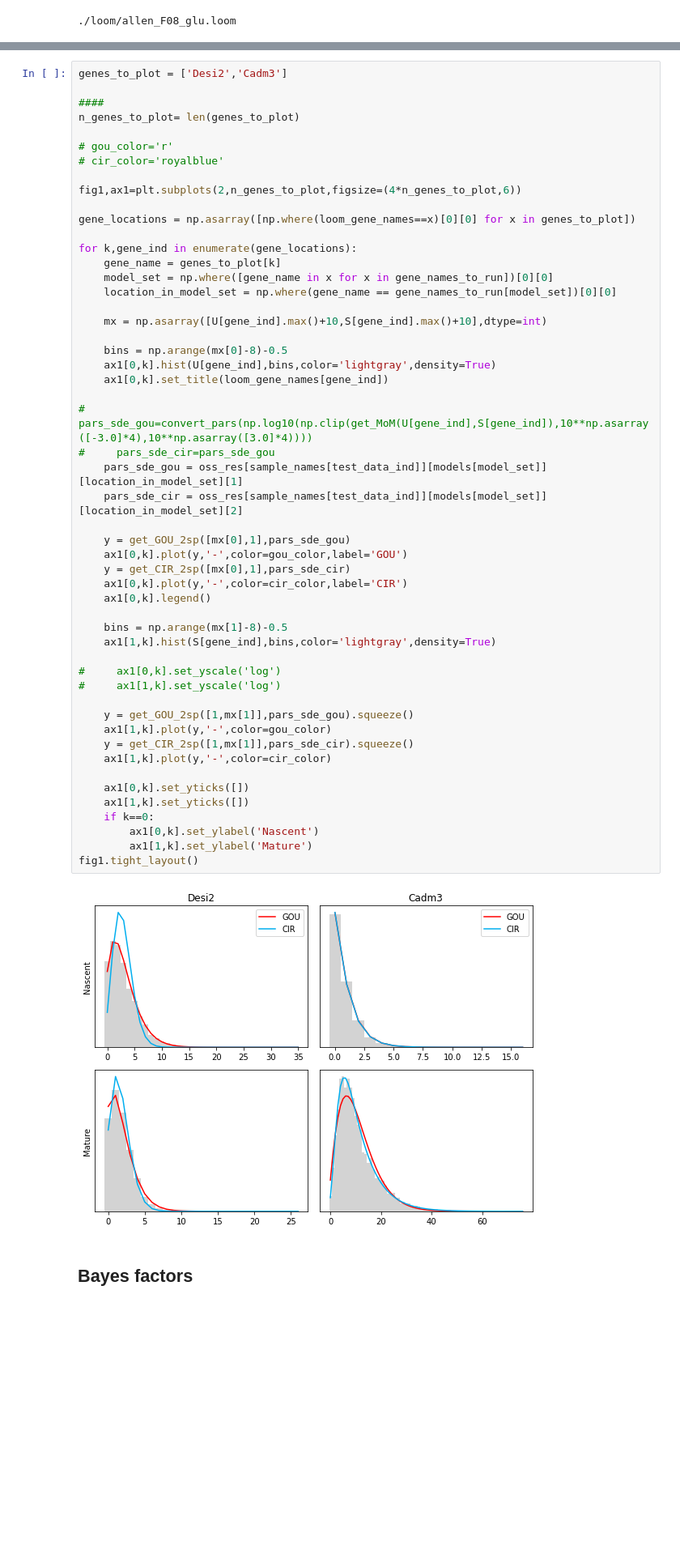
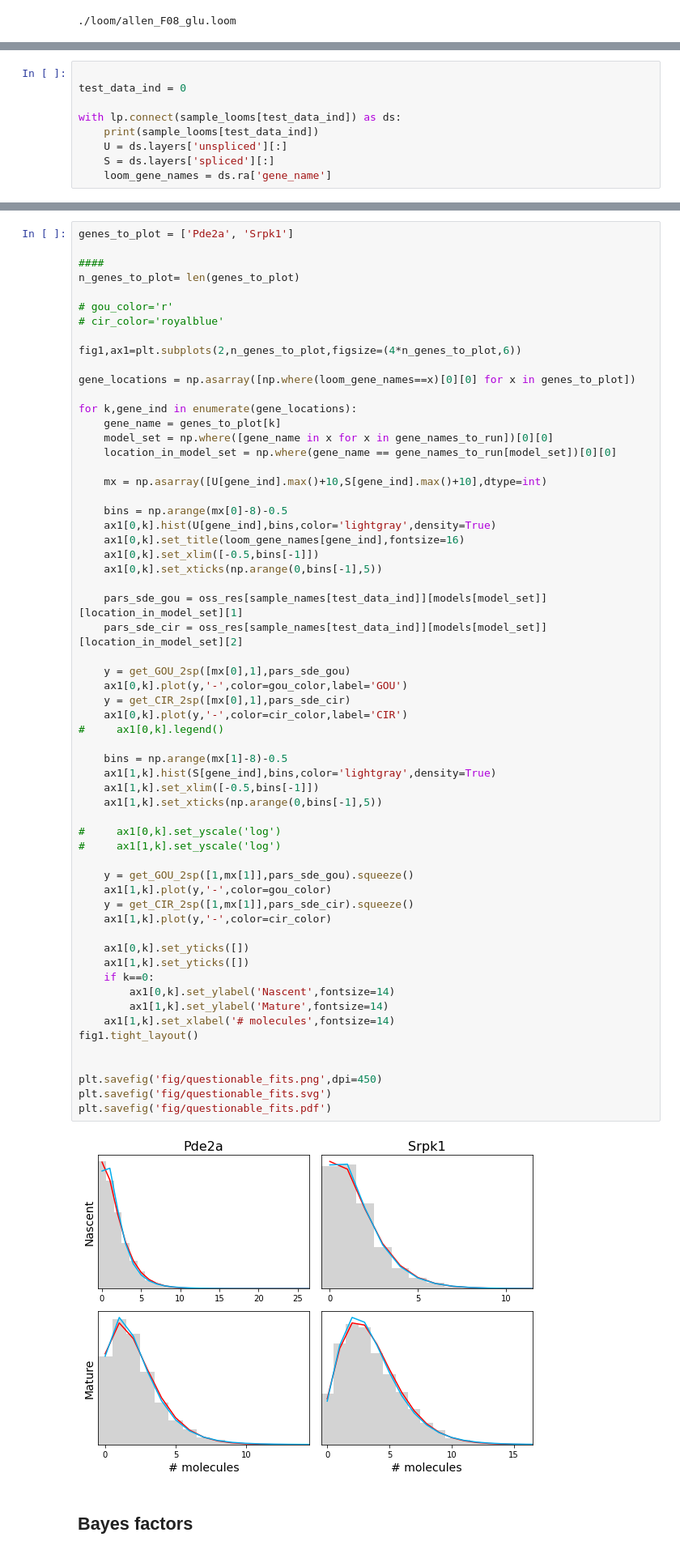
Before and after one commit to pachterlab/GVFP_2021, a Jupyter notebook: gg220806_monod_standalone.ipynb, the cells around one changed output, grey strips where cells are left out. Shown at 81% size. Drawn from its saved outputs; the diff is of its cells as text; blank space fills up the shorter version.

Commit message:
figures

```diff
--- a/gg220806_monod_standalone.ipynb
+++ b/gg220806_monod_standalone.ipynb
@@ -974,0 +978,9 @@ Runtime: 4348.9 minutes.
+# %%
+
+test_data_ind = 0
+
+with lp.connect(sample_looms[test_data_ind]) as ds:
+    print(sample_looms[test_data_ind])
+    U = ds.layers['unspliced'][:]
+    S = ds.layers['spliced'][:]
+    loom_gene_names = ds.ra['gene_name']
@@ -975,5 +989,5 @@ Runtime: 4348.9 minutes.
 # %%
-genes_to_plot = ['Desi2','Cadm3']
+genes_to_plot = ['Pde2a', 'Srpk1']
 
 ####
 n_genes_to_plot= len(genes_to_plot)
@@ -992,40 +1006,48 @@ for k,gene_ind in enumerate(gene_locations):
 
     mx = np.asarray([U[gene_ind].max()+10,S[gene_ind].max()+10],dtype=int)
 
     bins = np.arange(mx[0]-8)-0.5
     ax1[0,k].hist(U[gene_ind],bins,color='lightgray',density=True)
-    ax1[0,k].set_title(loom_gene_names[gene_ind])
+    ax1[0,k].set_title(loom_gene_names[gene_ind],fontsize=16)
+    ax1[0,k].set_xlim([-0.5,bins[-1]])
+    ax1[0,k].set_xticks(np.arange(0,bins[-1],5))
 
-#     pars_sde_gou=convert_pars(np.log10(np.clip(get_MoM(U[gene_ind],S[gene_ind]),10**np.asarray([-3.0]*4),10**np.asarray([3.0]*4))))
-#     pars_sde_cir=pars_sde_gou
     pars_sde_gou = oss_res[sample_names[test_data_ind]][models[model_set]][location_in_model_set][1]
     pars_sde_cir = oss_res[sample_names[test_data_ind]][models[model_set]][location_in_model_set][2]
 
     y = get_GOU_2sp([mx[0],1],pars_sde_gou)
     ax1[0,k].plot(y,'-',color=gou_color,label='GOU')
     y = get_CIR_2sp([mx[0],1],pars_sde_cir)
     ax1[0,k].plot(y,'-',color=cir_color,label='CIR')
-    ax1[0,k].legend()
+#     ax1[0,k].legend()
 
     bins = np.arange(mx[1]-8)-0.5
     ax1[1,k].hist(S[gene_ind],bins,color='lightgray',density=True)
+    ax1[1,k].set_xlim([-0.5,bins[-1]])
+    ax1[1,k].set_xticks(np.arange(0,bins[-1],5))
 
 #     ax1[0,k].set_yscale('log')
 #     ax1[1,k].set_yscale('log')
 
     y = get_GOU_2sp([1,mx[1]],pars_sde_gou).squeeze()
     ax1[1,k].plot(y,'-',color=gou_color)
     y = get_CIR_2sp([1,mx[1]],pars_sde_cir).squeeze()
     ax1[1,k].plot(y,'-',color=cir_color)
 
     ax1[0,k].set_yticks([])
     ax1[1,k].set_yticks([])
     if k==0:
-        ax1[0,k].set_ylabel('Nascent')
-        ax1[1,k].set_ylabel('Mature')
+        ax1[0,k].set_ylabel('Nascent',fontsize=14)
+        ax1[1,k].set_ylabel('Mature',fontsize=14)
+    ax1[1,k].set_xlabel('# molecules',fontsize=14)
 fig1.tight_layout()
+
+
+plt.savefig('fig/questionable_fits.png',dpi=450)
+plt.savefig('fig/questionable_fits.svg')
+plt.savefig('fig/questionable_fits.pdf')
 # %% [output]
-[figure, old version]
+[figure, new version]
 # %% [markdown]
 ## Bayes factors
 # %%
```
Also changed, not shown: parts of 3 cells of this notebook, 11 other files.
